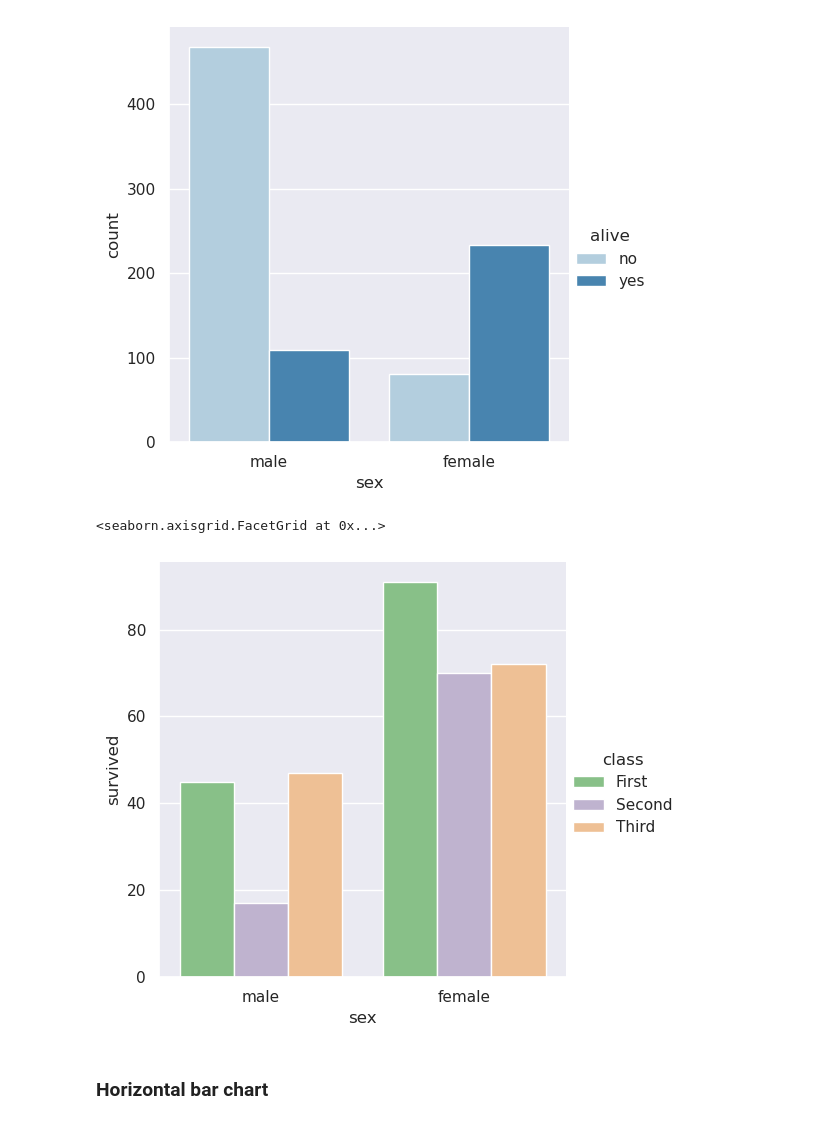
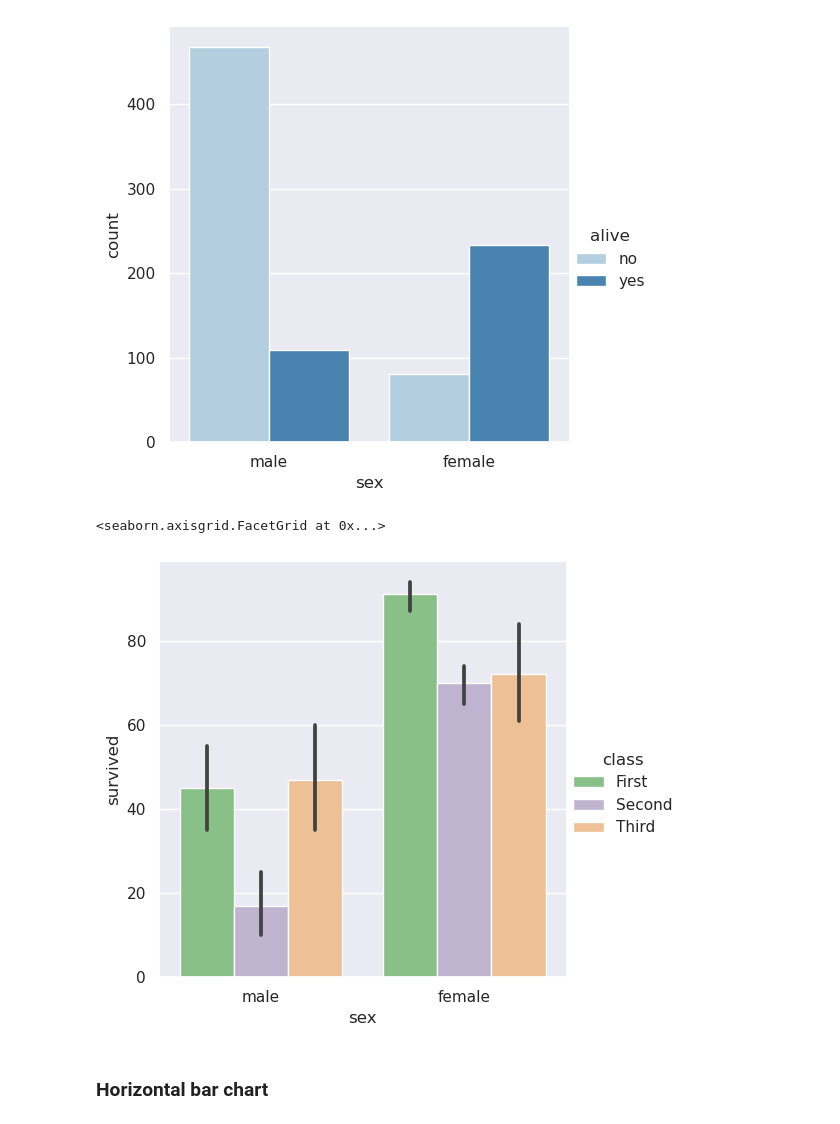
Before and after one commit to AindreaAjax/ML_Introduction, a Jupyter notebook: Data_Visualization/04_comparison_of_categories_and_time.ipynb, the cells around one changed output. Cells and saved outputs as stored; diff of their text form; code cells hidden in the pictures.

```diff
--- a/Data_Visualization/03_comparison_of_categories_and_time.ipynb
+++ b/Data_Visualization/04_comparison_of_categories_and_time.ipynb
@@ -92,10 +101,10 @@ sns.catplot(df, x="sex", hue="alive", kind="count", palette="Blues")
 [figure]
 # %%
 # to see how many passengers survived from each passenger class grouped based on their sexes,
-sns.catplot(df, x="sex", y="survived", hue="class", kind="bar", estimator="sum", palette="Accent", errorbar=None)
+sns.catplot(df, x="sex", y="survived", hue="class", kind="bar", estimator="sum", palette="Accent", errorbar='ci')
 # %% [output]
 <seaborn.axisgrid.FacetGrid at 0x...>
-[figure, old version]
+[figure, new version]
 # %% [markdown]
 ### **Horizontal bar chart**
 # %% [markdown]
```
Also changed, not shown: parts of 3 cells of this notebook, 2 other files.
